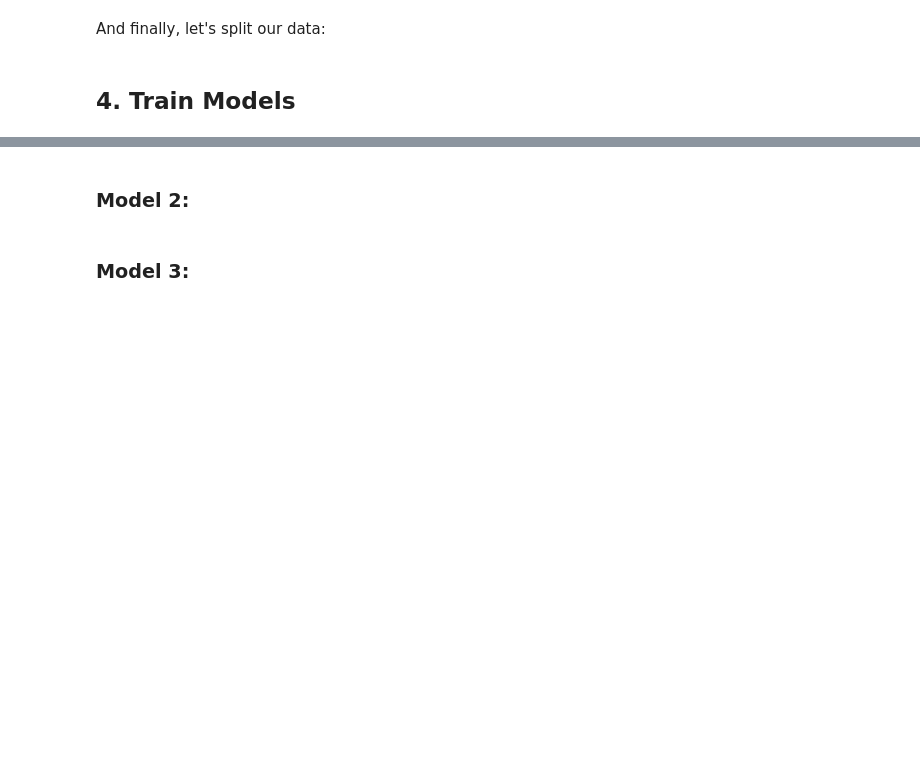
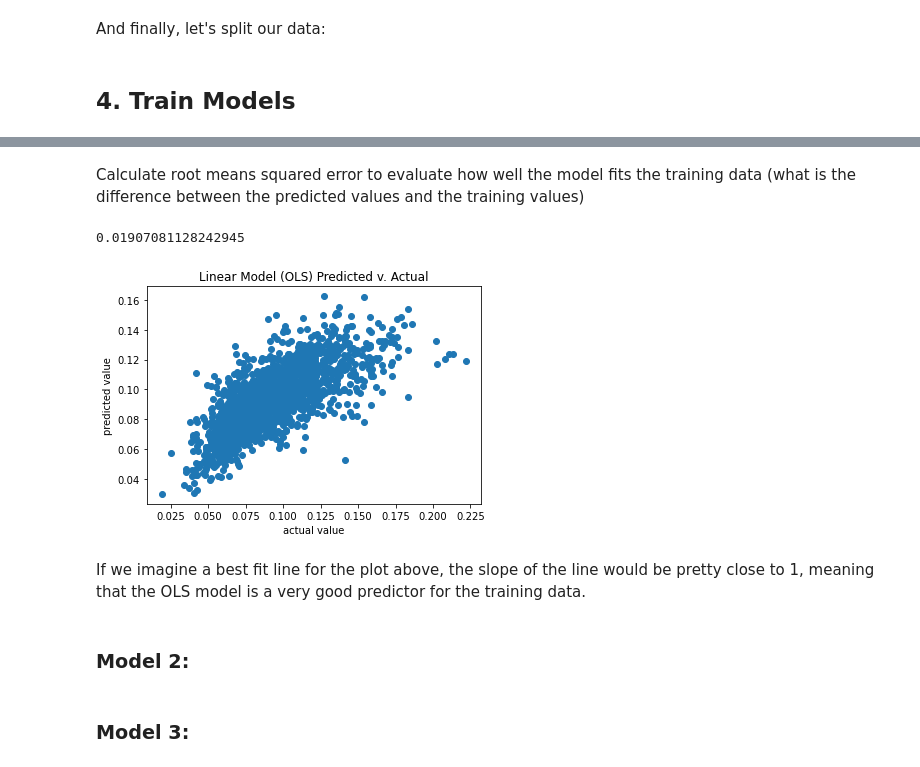
Before and after one commit to alonzoack/CSS_Project2_Group5, a Jupyter notebook: Project 2 Students.ipynb, the cells around one changed output, grey strips where cells are left out. Drawn from its saved outputs; the diff is of its cells as text; code cells hidden in the pictures; blank space fills up the shorter version.

Commit message:
added one ML model with descriptions and observations

```diff
--- a/Project 2 Students.ipynb
+++ b/Project 2 Students.ipynb
@@ -287,7 +287,7 @@ from sklearn.model_selection import train_test_split
 y = diabetes_clean['Diabetes_Number']
 
 # X (everything except diabetes, our target)
-X = diabetes_clean.drop(columns=["Diabetes_Number"], axis = 1)
+X = diabetes_clean.drop(["Diabetes_Number"], axis = 1)
 # %% [markdown]
 We should also preprocess our data. Using the `preprocessing` module from sklearn, let's scale our features so that they are mean-centered.
 # %%
@@ -318,0 +336,18 @@ X_train, X_validate, y_train, y_validate = train_test_split(X_train, y_train, te
+# %%
+# create a model
+lin_reg = LinearRegression()
+
+# tune hyperparameters
+param_grid = {'fit_intercept': ['True', 'False'],
+              'normalize': ['True', 'False']}
+
+lin_grid_reg = GridSearchCV(lin_reg, param_grid, cv=3)
+lin_grid_reg.fit(X_train, y_train)
+
+best_index = np.argmax(lin_grid_reg.cv_results_["mean_test_score"])
+best_lin_pred = lin_grid_reg.best_estimator_.predict(X_validate)
+
+print(lin_grid_reg.cv_results_["params"][best_index])
+print('Best CV R^2:', max(lin_grid_reg.cv_results_["mean_test_score"]))
+print('Validation R^2:', lin_grid_reg.score(X_validate, y_validate))
+print('Validation RMSE', rmse(best_lin_pred, y_validate))
@@ -318,0 +359,4 @@ X_train, X_validate, y_train, y_validate = train_test_split(X_train, y_train, te
+# %%
+# recreate model, using selected hyperparameters
+lin_reg = LinearRegression(fit_intercept=True, normalize=True)
+lin_model = lin_reg.fit(X_train, y_train)
@@ -319,3 +416,24 @@ X_train, X_validate, y_train, y_validate = train_test_split(X_train, y_train, te
+# %% [markdown]
+Calculate root means squared error to evaluate how well the model fits the training data (what is the difference between the predicted values and the training values)
+# %%
+# predict the rate of diabetes
+lin_pred = lin_model.predict(X_train)
+rmse(lin_pred, y_train)
+# %% [output]
+0.01907081128242945
+# %%
+# now a visual examination
+
+# plot the residuals on a scatter plot
+plt.scatter(y_train, lin_pred)
+plt.title('Linear Model (OLS) Predicted v. Actual')
+plt.xlabel('actual value')
+plt.ylabel('predicted value')
+plt.show()
+# %% [output]
+[figure, added]
+# %% [markdown]
+If we imagine a best fit line for the plot above, the slope of the line would be pretty close to 1, meaning that the OLS model is a very good predictor for the training data.
 # %% [markdown]
 ### Model 2:
 # %% [markdown]
```
Also changed, not shown: parts of 11 cells of this notebook.
